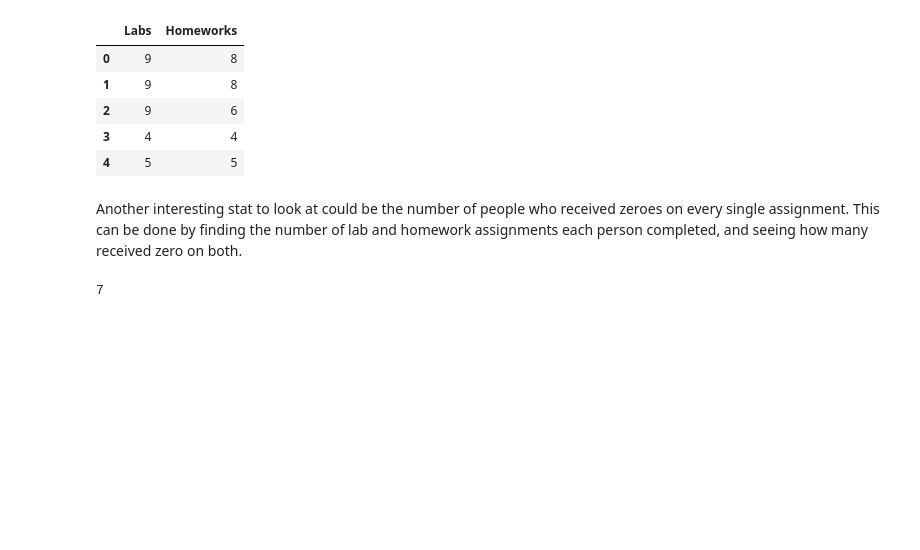
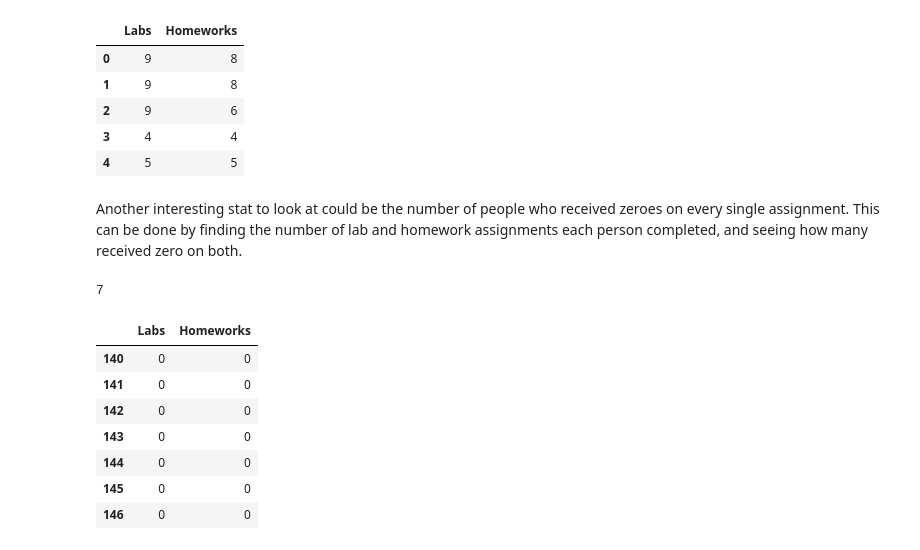
Before and after one commit to declansullivan/Grade-Analysis, a Jupyter notebook: grades_analysis.ipynb, the cells around one changed output. Saved outputs shown, nothing was run; the diff lists cells and outputs as text; code cells hidden in the pictures; blank space fills up the shorter version.

```diff
--- a/grades_analysis.ipynb
+++ b/grades_analysis.ipynb
@@ -221,14 +222,22 @@ num_assignments_attempted.head()
 | 4 | 5 | 5 |
 # %% [markdown]
 Another interesting stat to look at could be the number of people who received zeroes on every single assignment.  This can be done by finding the number of lab and homework assignments each person completed, and seeing how many received zero on both.
-# %%
-num_only_zeroes = 0
-for i, j in num_assignments_attempted.iterrows():
-    if j['Labs'] == 0 and j['Homeworks'] == 0:
-        num_only_zeroes += 1
-
-print(num_only_zeroes)
-# %% [output]
-7
+# %%
+zeroes = num_assignments_attempted[num_assignments_attempted['Labs'] == 0]
+zeroes = zeroes[zeroes['Homeworks'] == 0]
+num_only_zeroes = len(zeroes)
+
+print(num_only_zeroes)
+zeroes
+# %% [output]
+7
+|  | Labs | Homeworks |
+| 140 | 0 | 0 |
+| 141 | 0 | 0 |
+| 142 | 0 | 0 |
+| 143 | 0 | 0 |
+| 144 | 0 | 0 |
+| 145 | 0 | 0 |
+| 146 | 0 | 0 |
 # %% [markdown]
 The result of looking into this stat is that we can see that there were 7 people who enrolled in the course and either dropped right away, or did not turn in a single assignment.  These could be people who have decided to no longer pursue the major, or accidentally enrolled and did not realize until the quarter began.
```
Also changed, not shown: parts of 14 cells of this notebook.
